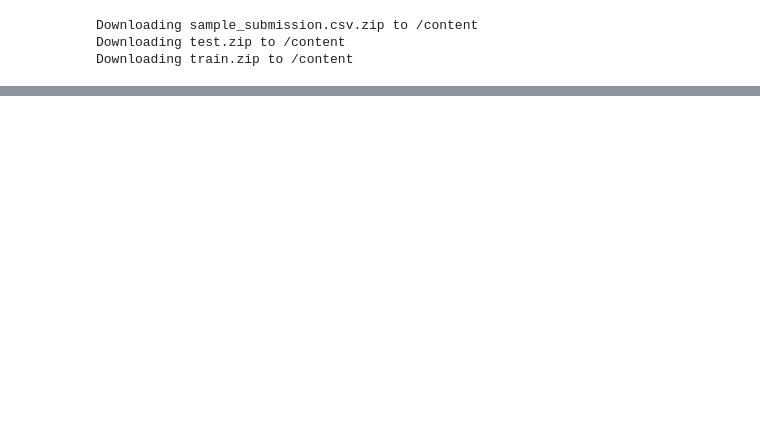
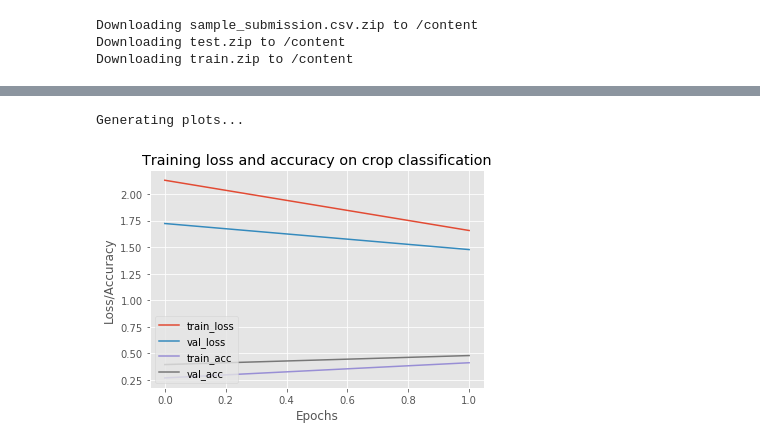
Before and after one commit to csap7/ictiitk, a Jupyter notebook: plant_seedling_classification.ipynb, the cells around one changed output, grey strips where cells are left out. Drawn from its saved outputs; the diff is of its cells as text; code cells hidden in the pictures; blank space fills up the shorter version.

```diff
--- a/plant_seedling_classification.ipynb
+++ b/plant_seedling_classification.ipynb
@@ -101,7 +138,7 @@ HEIGHT = 128
 DEPTH = 3
 inputShape = (WIDTH, HEIGHT, DEPTH)
 # initialize number of epochs to train for, initial learning rate and batch size
-EPOCHS = 1
+EPOCHS = 2
 INIT_LR = 1e-3
 BS = 32
 # %%
@@ -208,21 +386,24 @@ model.save("/tmp/mymodel")
 # %%
 # set the matplotlib backend so figures can be saved in the background
 # plot the training loss and accuracy
 print("Generating plots...")
 sys.stdout.flush()
 matplotlib.use("Agg")
 matplotlib.pyplot.style.use("ggplot")
 matplotlib.pyplot.figure()
 N = EPOCHS
 matplotlib.pyplot.plot(np.arange(0, N), H.history["loss"], label="train_loss")
 matplotlib.pyplot.plot(np.arange(0, N), H.history["val_loss"], label="val_loss")
 matplotlib.pyplot.plot(np.arange(0, N), H.history["acc"], label="train_acc")
 matplotlib.pyplot.plot(np.arange(0, N), H.history["val_acc"], label="val_acc")
-matplotlib.pyplot.title("Training Loss and Accuracy on  crop classification")
+matplotlib.pyplot.title("Training loss and accuracy on crop classification")
 matplotlib.pyplot.xlabel("Epochs")
 matplotlib.pyplot.ylabel("Loss/Accuracy")
 matplotlib.pyplot.legend(loc="lower left")
 matplotlib.pyplot.savefig("plot.png")
+# %% [output]
+Generating plots...
+[figure, added]
 # %%
 def readTestData(testDir):
     data = []
```
Also changed, not shown: parts of 9 cells of this notebook.
